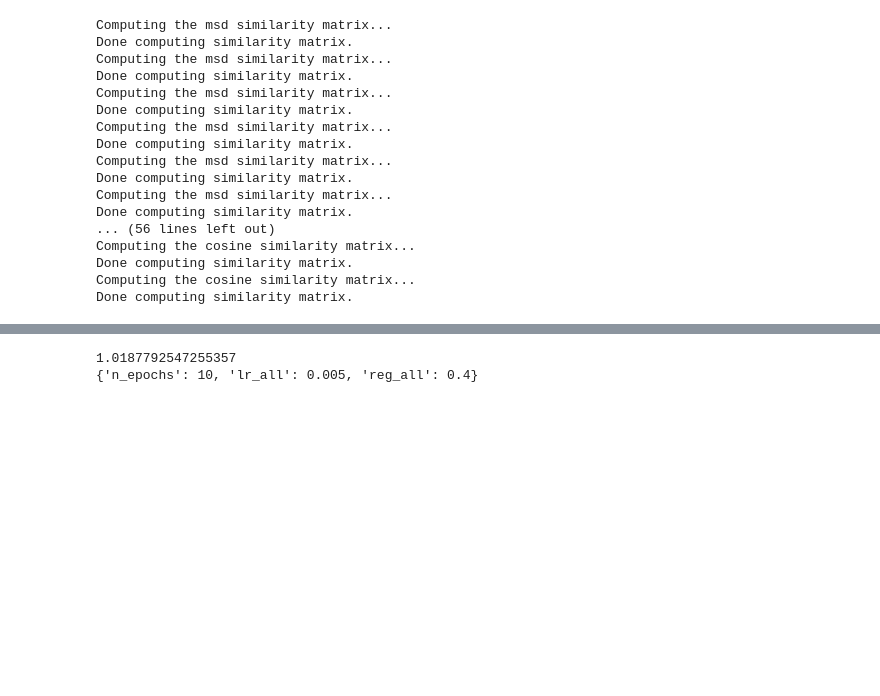
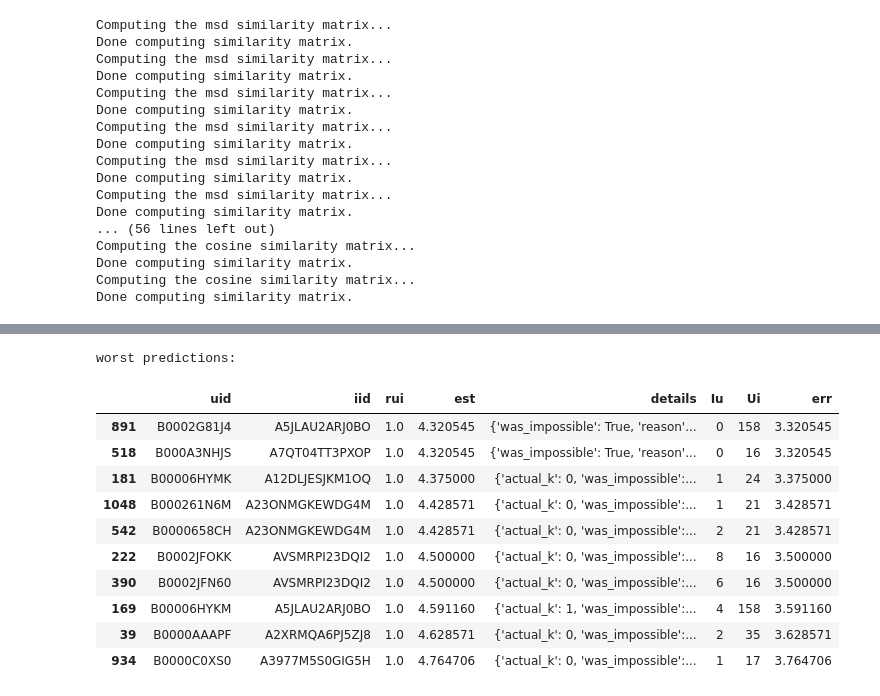
Before and after one commit to KaziLamisa/Recommender-System-with-Amazon-review-data, a Jupyter notebook: simple_recommender_system.ipynb, the cells around one changed output, grey strips where cells are left out. Cells and saved outputs as stored; diff of their text form; code cells hidden in the pictures; blank space fills up the shorter version.

```diff
--- a/simple_recommender_system.ipynb
+++ b/simple_recommender_system.ipynb
@@ -152,2 +228,18 @@ print(grid_search.best_params["rmse"])
+# %%
+print("worst predictions: ")
+worst_predictions.head(10)
+# %% [output]
+worst predictions:
+|  | uid | iid | rui | est | details | Iu | Ui | err |
+| 891 | B0002G81J4 | A5JLAU2ARJ0BO | 1.0 | 4.320545 | {'was_impossible': True, 'reason'... | 0 | 158 | 3.320545 |
+| 518 | B000A3NHJS | A7QT04TT3PXOP | 1.0 | 4.320545 | {'was_impossible': True, 'reason'... | 0 | 16 | 3.320545 |
+| 181 | B00006HYMK | A12DLJESJKM1OQ | 1.0 | 4.375000 | {'actual_k': 0, 'was_impossible':... | 1 | 24 | 3.375000 |
+| 1048 | B000261N6M | A23ONMGKEWDG4M | 1.0 | 4.428571 | {'actual_k': 0, 'was_impossible':... | 1 | 21 | 3.428571 |
+| 542 | B0000658CH | A23ONMGKEWDG4M | 1.0 | 4.428571 | {'actual_k': 0, 'was_impossible':... | 2 | 21 | 3.428571 |
+| 222 | B0002JFOKK | AVSMRPI23DQI2 | 1.0 | 4.500000 | {'actual_k': 0, 'was_impossible':... | 8 | 16 | 3.500000 |
+| 390 | B0002JFN60 | AVSMRPI23DQI2 | 1.0 | 4.500000 | {'actual_k': 0, 'was_impossible':... | 6 | 16 | 3.500000 |
+| 169 | B00006HYKM | A5JLAU2ARJ0BO | 1.0 | 4.591160 | {'actual_k': 1, 'was_impossible':... | 4 | 158 | 3.591160 |
+| 39 | B0000AAAPF | A2XRMQA6PJ5ZJ8 | 1.0 | 4.628571 | {'actual_k': 0, 'was_impossible':... | 2 | 35 | 3.628571 |
+| 934 | B0000C0XS0 | A3977M5S0GIG5H | 1.0 | 4.764706 | {'actual_k': 0, 'was_impossible':... | 1 | 17 | 3.764706 |
 # %%
 #model based approach
@@ -161,6 +255,0 @@ gs.fit(data)
-# %%
-print(gs.best_score["rmse"])
-print(gs.best_params["rmse"])
-# %% [output]
-1.0187792547255357
-{'n_epochs': 10, 'lr_all': 0.005, 'reg_all': 0.4}
```
Also changed, not shown: parts of 22 cells of this notebook.
